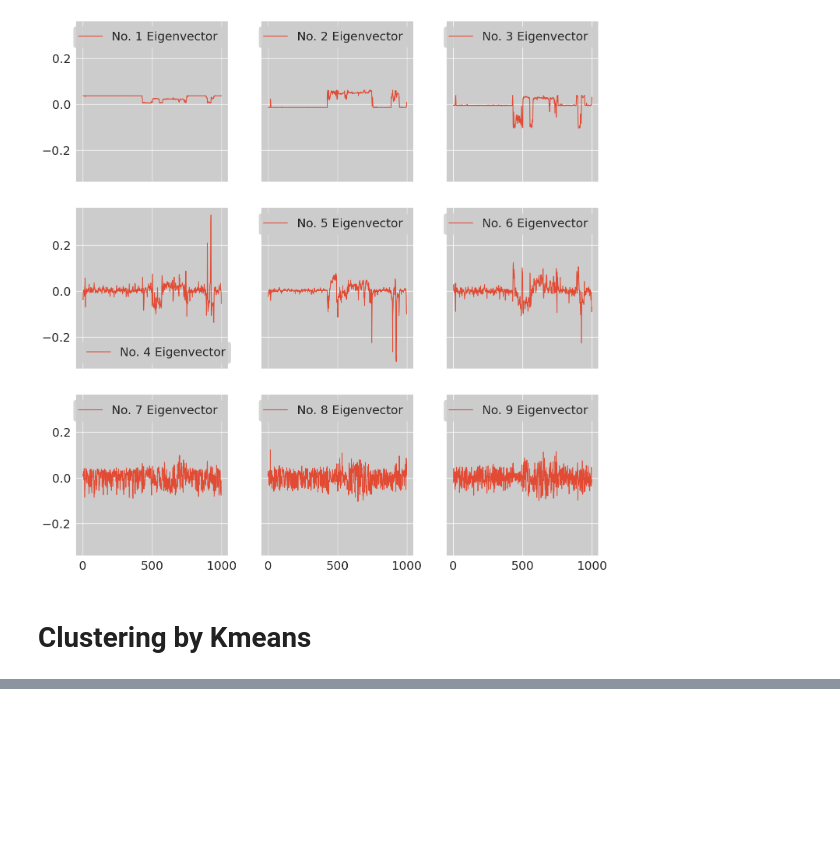
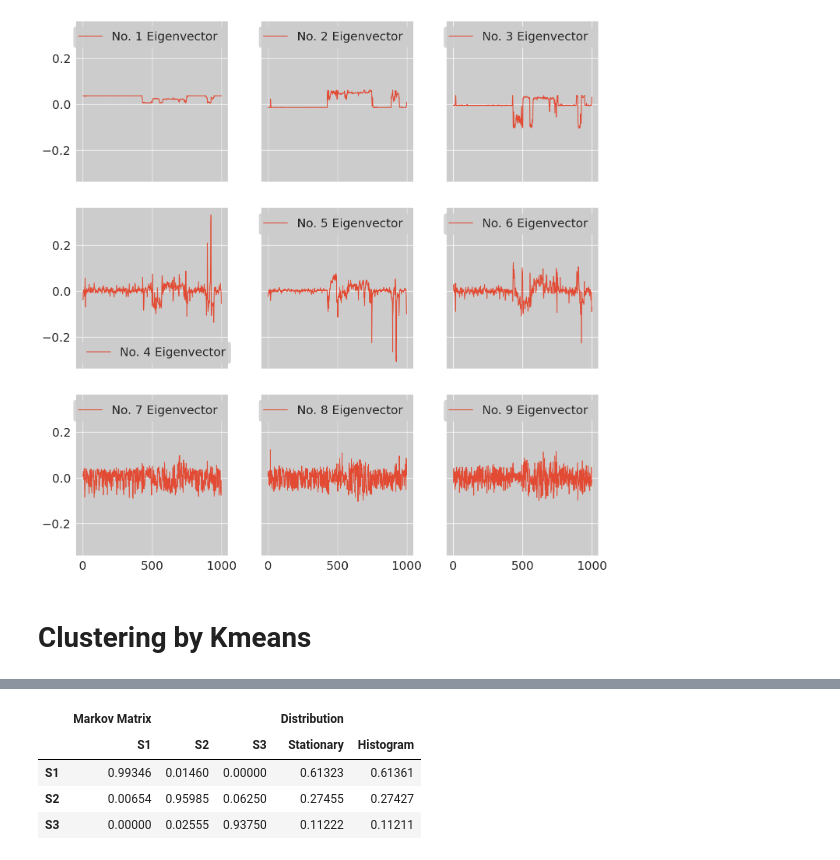
Before and after one commit to ghzuo/EscalNet, a Jupyter notebook: EscalNet.ipynb, the cells around one changed output, grey strips where cells are left out. Drawn from its saved outputs; the diff is of its cells as text; code cells hidden in the pictures; blank space fills up the shorter version.

```diff
--- a/EscalNet.ipynb
+++ b/EscalNet.ipynb
@@ -216,0 +262,18 @@ bt.plot.clplot(score_KMean.set_index('ncluster'), cl, lab)
+# %%
+# Output Markov Matrix
+lag = 1
+T  = ms.markovMatrix(cl, lag)
+states = [f"S{x+1}" for x in range(0,len(T))]
+df = pd.DataFrame(T,  index=states,
+                  columns=pd.MultiIndex.from_tuples(
+                      [("Markov Matrix", x) for x in states]))
+df[('Distribution','Stationary')] = ms.stationaryItem(T)
+df[('Distribution','Histogram')] = ms.histogram(cl)
+with pd.option_context('display.float_format', lambda x: f'{x:.5f}'):
+    display(df)
+# %% [output]
+|  | Markov Matrix |  |  | Distribution |  |
+|  | S1 | S2 | S3 | Stationary | Histogram |
+| S1 | 0.99346 | 0.01460 | 0.00000 | 0.61323 | 0.61361 |
+| S2 | 0.00654 | 0.95985 | 0.06250 | 0.27455 | 0.27427 |
+| S3 | 0.00000 | 0.02555 | 0.93750 | 0.11222 | 0.11211 |
```
Also changed, not shown: parts of 8 cells of this notebook, 5 other files.
